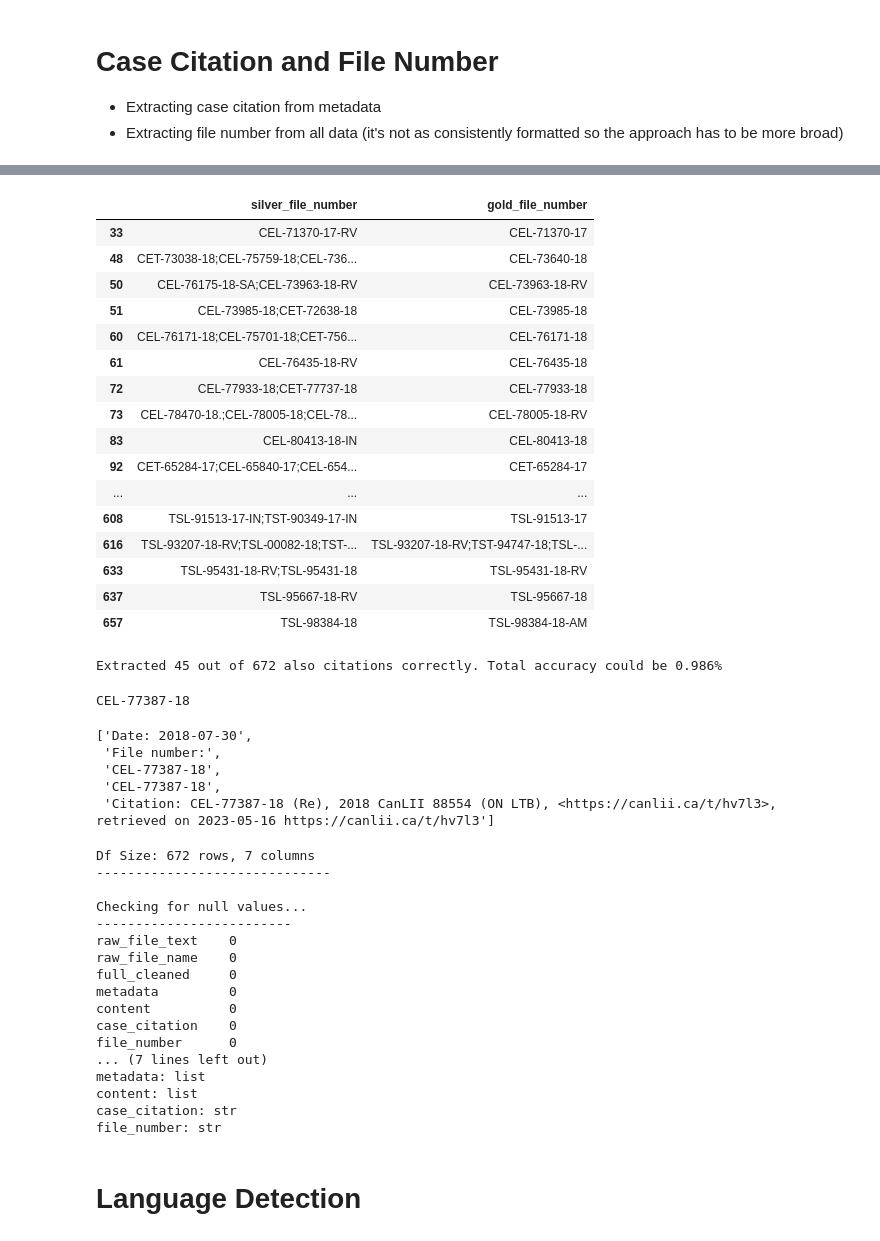
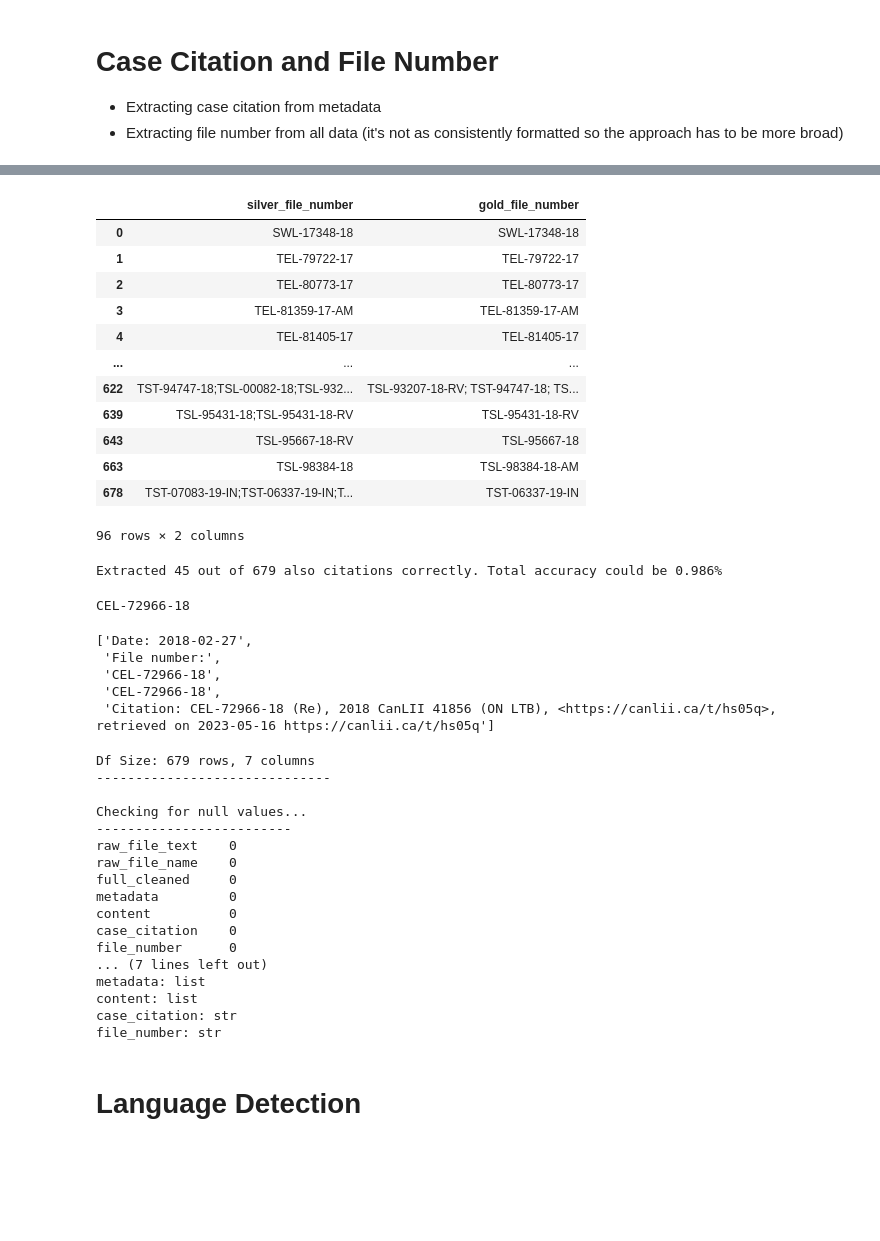
Before and after one commit to jataellen/Allard_A_Capstone, a Jupyter notebook: preprocessing_master.ipynb, the cells around one changed output, grey strips where cells are left out. Cells and saved outputs as stored; diff of their text form; code cells hidden in the pictures; blank space fills up the shorter version.

```diff
--- a/preprocessing_master.ipynb
+++ b/preprocessing_master.ipynb
@@ -15,8 +15,8 @@ from collections import deque
 ## Renaming `gold_data` columns
 # %%
 import pandas as pd
-# gold_data = pd.read_csv("data/gold_labels_with_files.csv") # with partner annotations
-gold_data = pd.read_csv('data/allard_labels_with_text.csv') # allard annotations
+gold_data = pd.read_csv("data/gold_labels_with_files.csv") # with partner annotations
+# gold_data = pd.read_csv('data/allard_labels_with_text.csv') # allard annotations
 
 # making new names for the columns in gold_data
 
@@ -79,6 +79,6 @@ new_names = {
 
 gold_data = gold_data.rename(columns = new_names)
 # sorting by file_number -- so that ordering of the new data annotations can match this and be more easily compared
-gold_data = gold_data.sort_values(by = ['case number'], ascending = True).reset_index(drop = True)
+gold_data = gold_data.sort_values(by = ['file_number_gold'], ascending = True).reset_index(drop = True)
 gold_data.columns
 # %% [output]
@@ -523,31 +534,29 @@ Files processed: 672 of 672, Estimated time remaining: 00:00:00
 # %%
 from evaluation import *
 # wrongs = evaluate(silver_data, gold_data, "file_number", return_inaccurate = True, metric = "jaro_winkler")
 # extracted_successfully = 0
 # for row in wrongs.index:
 #     if str(wrongs.loc[row, wrongs.columns[1]]) in str(wrongs.loc[row, wrongs.columns[0]]):
 #         extracted_successfully += 1
 
+gold_data['file_number'] = gold_data['file_number_gold']
+
 # print(f"\nExtracted {extracted_successfully} out of {len(silver_data)} also file numbers correctly. Total accuracy could be {round((extracted_successfully / len(silver_data)), 2) + 0.916}%")
 evaluate(silver_data, gold_data, "file_number", return_inaccurate = True, metric = "jaro_winkler")
 # %% [output]
 |  | silver_file_number | gold_file_number |
-| 33 | CEL-71370-17-RV | CEL-71370-17 |
-| 48 | CET-73038-18;CEL-75759-18;CEL-736... | CEL-73640-18 |
-| 50 | CEL-76175-18-SA;CEL-73963-18-RV | CEL-73963-18-RV |
-| 51 | CEL-73985-18;CET-72638-18 | CEL-73985-18 |
-| 60 | CEL-76171-18;CEL-75701-18;CET-756... | CEL-76171-18 |
-| 61 | CEL-76435-18-RV | CEL-76435-18 |
-| 72 | CEL-77933-18;CET-77737-18 | CEL-77933-18 |
-| 73 | CEL-78470-18.;CEL-78005-18;CEL-78... | CEL-78005-18-RV |
-| 83 | CEL-80413-18-IN | CEL-80413-18 |
-| 92 | CET-65284-17;CEL-65840-17;CEL-654... | CET-65284-17 |
+| 0 | SWL-17348-18 | SWL-17348-18 |
+| 1 | TEL-79722-17 | TEL-79722-17 |
+| 2 | TEL-80773-17 | TEL-80773-17 |
+| 3 | TEL-81359-17-AM | TEL-81359-17-AM |
+| 4 | TEL-81405-17 | TEL-81405-17 |
 | ... | ... | ... |
-| 608 | TSL-91513-17-IN;TST-90349-17-IN | TSL-91513-17 |
-| 616 | TSL-93207-18-RV;TSL-00082-18;TST-... | TSL-93207-18-RV;TST-94747-18;TSL-... |
-| 633 | TSL-95431-18-RV;TSL-95431-18 | TSL-95431-18-RV |
-| 637 | TSL-95667-18-RV | TSL-95667-18 |
-| 657 | TSL-98384-18 | TSL-98384-18-AM |
+| 622 | TST-94747-18;TSL-00082-18;TSL-932... | TSL-93207-18-RV; TST-94747-18; TS... |
+| 639 | TSL-95431-18;TSL-95431-18-RV | TSL-95431-18-RV |
+| 643 | TSL-95667-18-RV | TSL-95667-18 |
+| 663 | TSL-98384-18 | TSL-98384-18-AM |
+| 678 | TST-07083-19-IN;TST-06337-19-IN;T... | TST-06337-19-IN |
+96 rows × 2 columns
 # %%
 from evaluation import *
 wrongs = evaluate(silver_data, gold_data, "file_number", return_inaccurate = True, metric = "jaro_winkler")
@@ -558,19 +567,19 @@ for row in wrongs.index:
 
 print(f"\nExtracted {extracted_successfully} out of {len(silver_data)} also citations correctly. Total accuracy could be {round((extracted_successfully / len(silver_data)), 2) + 0.916}%")
 # %% [output]
-Extracted 45 out of 672 also citations correctly. Total accuracy could be 0.986%
+Extracted 45 out of 679 also citations correctly. Total accuracy could be 0.986%
 # %%
 test_row = 67
 test_metadata = silver_data.loc[test_row, "metadata"]# + silver_data.loc[test_row, "content"]
 print(get_file_number(test_metadata))
 silver_data.loc[test_row, "metadata"]
 # %% [output]
-CEL-77387-18
+CEL-72966-18
-['Date: 2018-07-30',
+['Date: 2018-02-27',
  'File number:',
- 'CEL-77387-18',
- 'CEL-77387-18',
- 'Citation: CEL-77387-18 (Re), 2018 CanLII 88554 (ON LTB), <https://canlii.ca/t/hv7l3>, retrieved on 2023-05-16 https://canlii.ca/t/hv7l3']
+ 'CEL-72966-18',
+ 'CEL-72966-18',
+ 'Citation: CEL-72966-18 (Re), 2018 CanLII 41856 (ON LTB), <https://canlii.ca/t/hs05q>, retrieved on 2023-05-16 https://canlii.ca/t/hs05q']
 # %%
 def check_df(df):
     """
@@ -592,7 +601,7 @@ def check_df(df):
 
 check_df(silver_data)
 # %% [output]
-Df Size: 672 rows, 7 columns
+Df Size: 679 rows, 7 columns
 ------------------------------
 
 Checking for null values...
```
Also changed, not shown: parts of 70 cells of this notebook, 1 other file.
